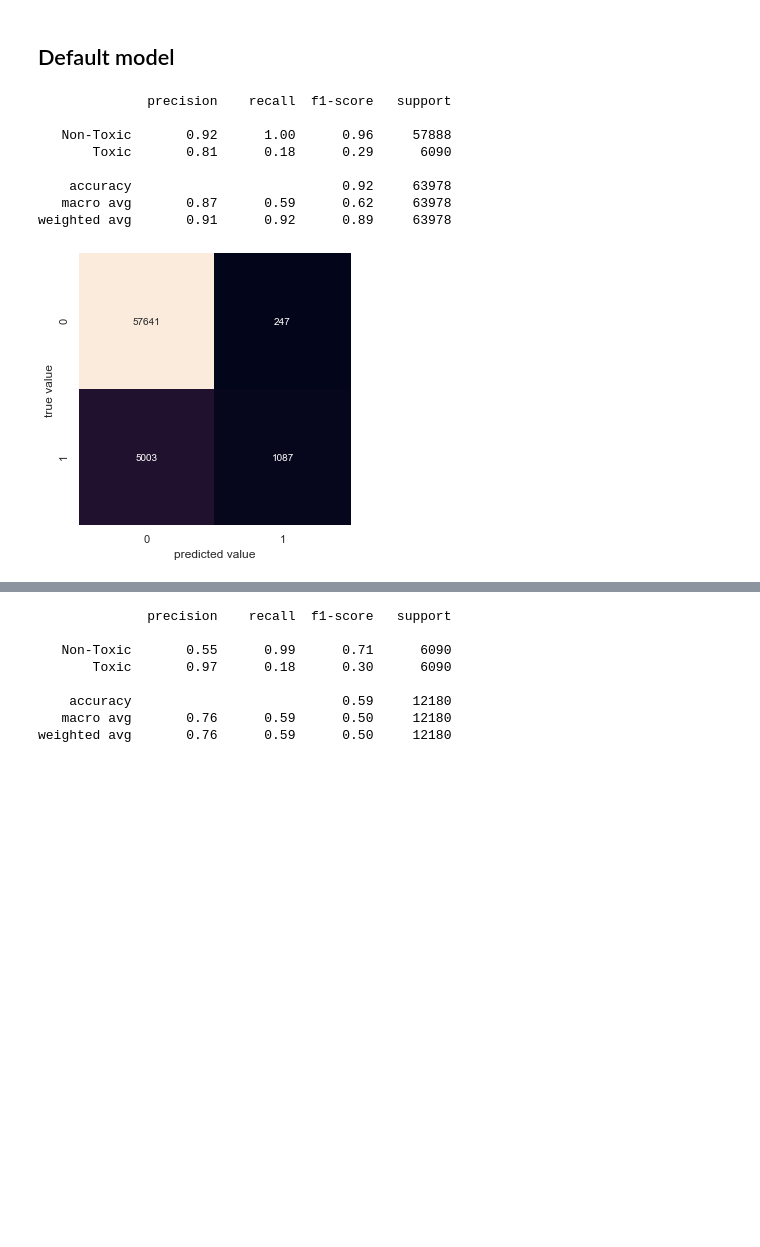
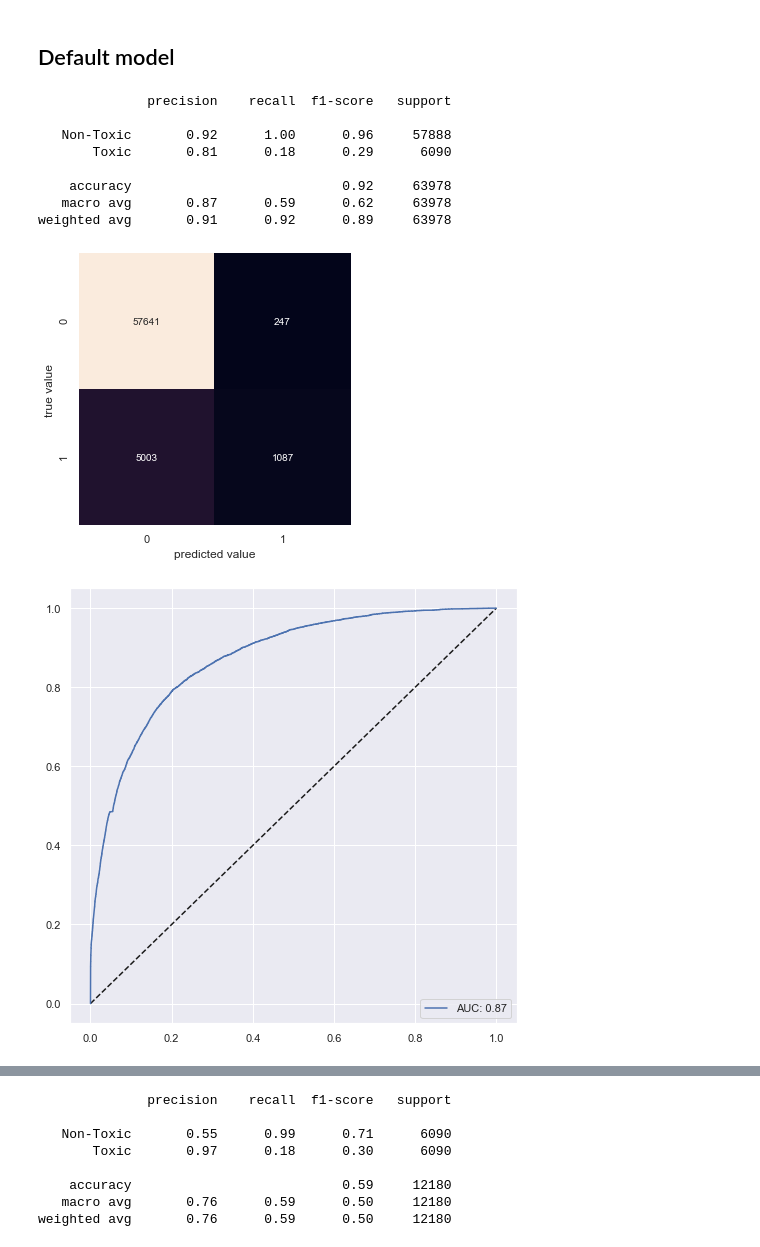
Before and after one commit to nbeshouri/colab_files, a Jupyter notebook: notebooks/simple_stuff.ipynb, the cells around one changed output, grey strips where cells are left out. Saved outputs shown, nothing was run; the diff lists cells and outputs as text; code cells hidden in the pictures; blank space fills up the shorter version.

```diff
--- a/notebooks/simple_stuff.ipynb
+++ b/notebooks/simple_stuff.ipynb
@@ -80,14 +98,16 @@ train_df.head()
 # %%
 model = make_pipeline(TfidfVectorizer(), MultinomialNB())
 model.fit(train_df['comment_text'], train_df['toxic'])
 show_report(test_df['toxic'], model.predict(test_df['comment_text']), ['Non-Toxic', 'Toxic'])
+show_auc(test_df['toxic'], model.predict_proba(test_df['comment_text'])[:, 1])
 # %% [output]
               precision    recall  f1-score   support
 
    Non-Toxic       0.92      1.00      0.96     57888
        Toxic       0.81      0.18      0.29      6090
 
     accuracy                           0.92     63978
    macro avg       0.87      0.59      0.62     63978
 weighted avg       0.91      0.92      0.89     63978
 [figure]
+[figure, added]
```
Also changed, not shown: parts of 23 cells of this notebook, 14 other files.
